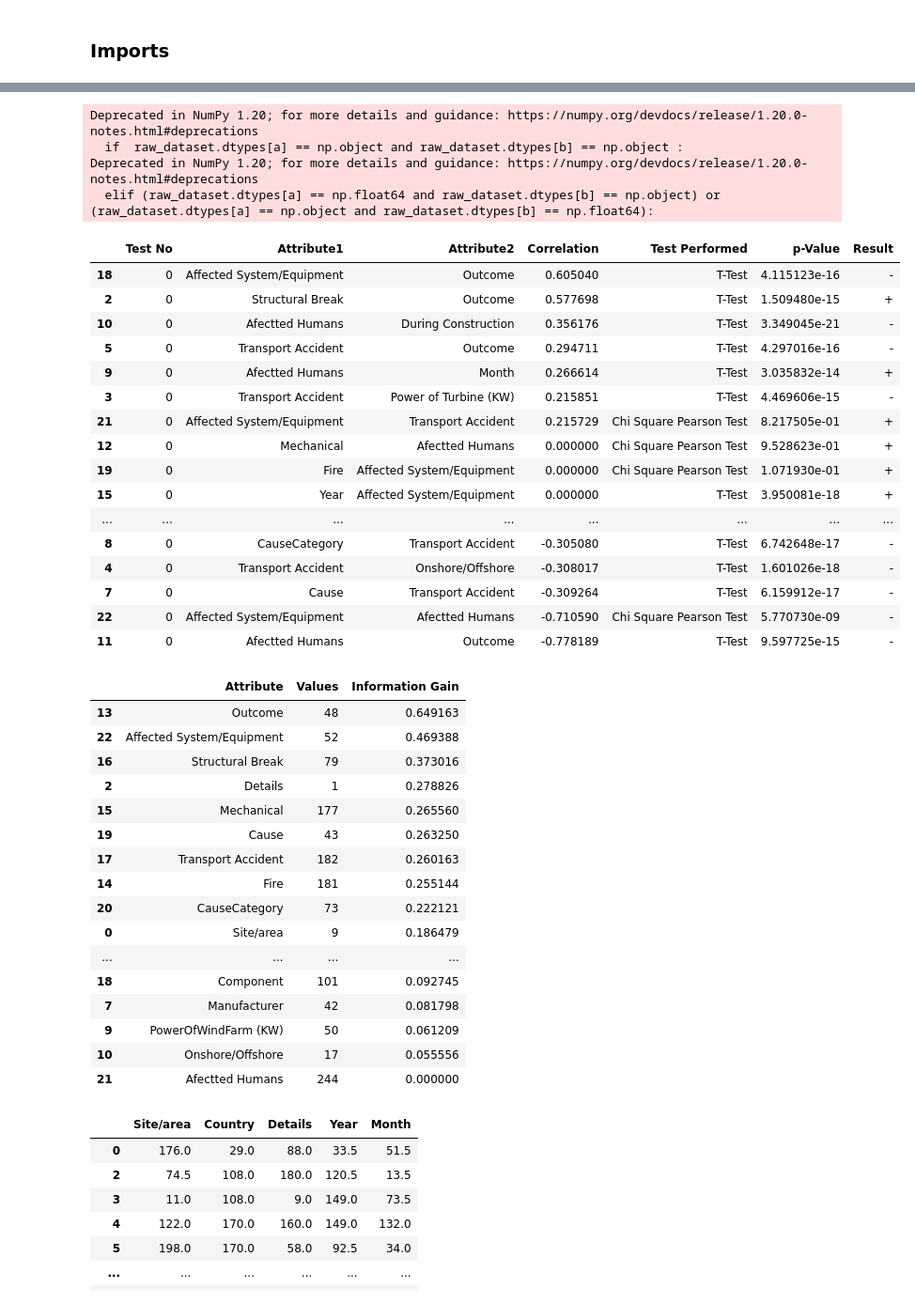
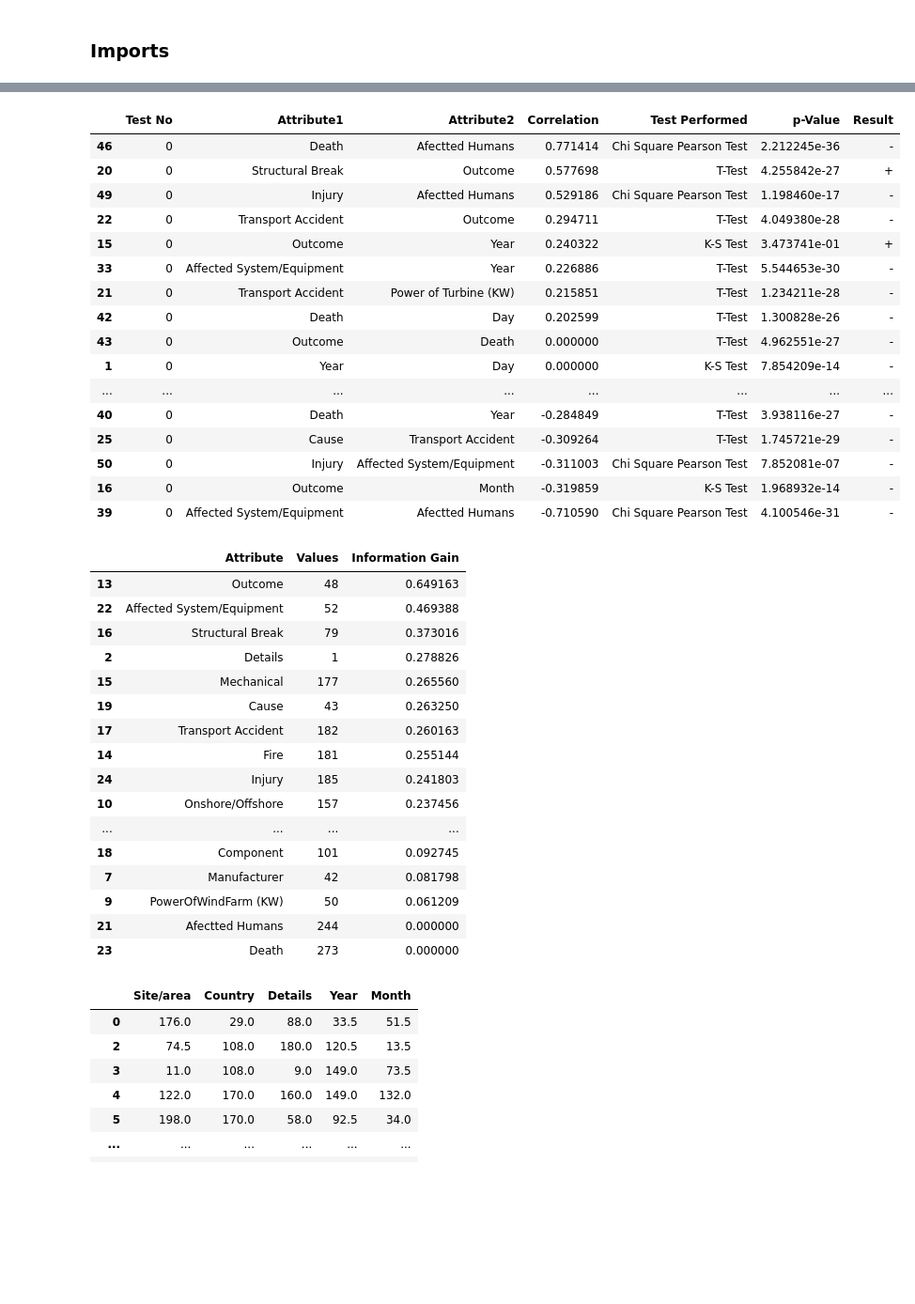
Before and after one commit to PabloJimenez98/TFG, a Jupyter notebook: Wind TurbineAccidents.ipynb, the cells around one changed output, grey strips where cells are left out. Shown at 94% size. Cells and saved outputs as stored; diff of their text form; code cells hidden in the pictures; blank space fills up the shorter version.

```diff
--- a/Wind TurbineAccidents.ipynb
+++ b/Wind TurbineAccidents.ipynb
@@ -144,6 +142,9 @@ array(['Structural break', 'Mechanical', 'Fire',
 # %%
+df_corrr = df
+df_corrr["Death"] = yDeath
+df_corrr["Injury"] = yInjury
 
-cr_mtx = df.corr()
+cr_mtx = df_corrr.corr()
 f = plt.figure(figsize=(19, 15))
 plt.matshow(cr_mtx, fignum=f.number)
 plt.xticks(range(df.select_dtypes(['number']).shape[1]), df.select_dtypes(['number']).columns, fontsize=14, rotation=45)
@@ -194,14 +192,13 @@ for x in c :
     a = x.pop()
     b =x.pop()
     if  raw_dataset.dtypes[a] == np.object and raw_dataset.dtypes[b] == np.object :
-        ok = "-"
-        #res = stats.fisher_exact(pd.crosstab(df[a], df[b], margins = False))
-        #res = stats.fisher_exact(df[[a, b]])
-        #if res[1] < 0.05 :
-        #    ok = "-"
-        #else :
-        #    ok = "+"
-        #StatisticalTest.loc[len(StatisticalTest)] = [c.index(x) , a , b , cr_mtx[a][b], "Fisher’s Test" , res[1], ok]
+        # Kolmogorov-Smirnov test
+        res = stats.ks_2samp(df[a], df[b], alternative='less')
+        if res[1] < 0.05 :
+            ok = "-"
+        else :
+            ok = "+"
+        StatisticalTest.loc[len(StatisticalTest)] = [c.index(x) , a , b , cr_mtx[a][b], "K-S Test" , res[1], ok]
 
     elif raw_dataset.dtypes[a] == np.float64 and raw_dataset.dtypes[b] == np.float64 :
 
@@ -209,53 +206,49 @@ for x in c :
 
         res = stats.chi2_contingency(pd.crosstab(dfDropNa[a], dfDropNa[b], margins = False))
         if res[1] < 0.05 :
             ok = "-"
         else :
             ok = "+"
         StatisticalTest.loc[len(StatisticalTest)] = [c.index(x) , a , b , cr_mtx[a][b], "Chi Square Pearson Test" , res[1], ok]
 
     elif (raw_dataset.dtypes[a] == np.float64 and raw_dataset.dtypes[b] == np.object) or (raw_dataset.dtypes[a] == np.object and raw_dataset.dtypes[b] == np.float64):
         dfDropNa = df.dropna()
 
         res = stats.shapiro(dfDropNa[[a, b]])
         if res[1] < 0.05 :
             res1 = stats.ttest_ind(dfDropNa[a], dfDropNa[b])
             if res1[1] < 0.05 :
                     ok = "-"
             else :
                 ok = "+"
             StatisticalTest.loc[len(StatisticalTest)] = [c.index(x) , a , b , cr_mtx[a][b], "T-Test" , res[1], ok]
         else :
             res1 = stats.kruskal(dfDropNa[a], dfDropNa[b])
             if res1[1] < 0.05 :
                     ok = "-"
             else :
                 ok = "+"
             StatisticalTest.loc[len(StatisticalTest)] = [c.index(x) , a , b , cr_mtx[a][b], "Kruskal-Wallis Test" , res[1], ok]
 
 StatisticalTest.sort_values('Correlation',ascending=[False] )
 # %% [output]
-Deprecated in NumPy 1.20; for more details and guidance: https://numpy.org/devdocs/release/1.20.0-notes.html#deprecations
-  if  raw_dataset.dtypes[a] == np.object and raw_dataset.dtypes[b] == np.object :
-Deprecated in NumPy 1.20; for more details and guidance: https://numpy.org/devdocs/release/1.20.0-notes.html#deprecations
-  elif (raw_dataset.dtypes[a] == np.float64 and raw_dataset.dtypes[b] == np.object) or (raw_dataset.dtypes[a] == np.object and raw_dataset.dtypes[b] == np.float64):
 |  | Test No | Attribute1 | Attribute2 | Correlation | Test Performed | p-Value | Result |
-| 18 | 0 | Affected System/Equipment | Outcome | 0.605040 | T-Test | 4.115123e-16 | - |
-| 2 | 0 | Structural Break | Outcome | 0.577698 | T-Test | 1.509480e-15 | + |
-| 10 | 0 | Afectted Humans | During Construction | 0.356176 | T-Test | 3.349045e-21 | - |
-| 5 | 0 | Transport Accident | Outcome | 0.294711 | T-Test | 4.297016e-16 | - |
-| 9 | 0 | Afectted Humans | Month | 0.266614 | T-Test | 3.035832e-14 | + |
-| 3 | 0 | Transport Accident | Power of Turbine (KW) | 0.215851 | T-Test | 4.469606e-15 | - |
-| 21 | 0 | Affected System/Equipment | Transport Accident | 0.215729 | Chi Square Pearson Test | 8.217505e-01 | + |
-| 12 | 0 | Mechanical | Afectted Humans | 0.000000 | Chi Square Pearson Test | 9.528623e-01 | + |
-| 19 | 0 | Fire | Affected System/Equipment | 0.000000 | Chi Square Pearson Test | 1.071930e-01 | + |
-| 15 | 0 | Year | Affected System/Equipment | 0.000000 | T-Test | 3.950081e-18 | + |
+| 46 | 0 | Death | Afectted Humans | 0.771414 | Chi Square Pearson Test | 2.212245e-36 | - |
+| 20 | 0 | Structural Break | Outcome | 0.577698 | T-Test | 4.255842e-27 | + |
+| 49 | 0 | Injury | Afectted Humans | 0.529186 | Chi Square Pearson Test | 1.198460e-17 | - |
+| 22 | 0 | Transport Accident | Outcome | 0.294711 | T-Test | 4.049380e-28 | - |
+| 15 | 0 | Outcome | Year | 0.240322 | K-S Test | 3.473741e-01 | + |
+| 33 | 0 | Affected System/Equipment | Year | 0.226886 | T-Test | 5.544653e-30 | - |
+| 21 | 0 | Transport Accident | Power of Turbine (KW) | 0.215851 | T-Test | 1.234211e-28 | - |
+| 42 | 0 | Death | Day | 0.202599 | T-Test | 1.300828e-26 | - |
+| 43 | 0 | Outcome | Death | 0.000000 | T-Test | 4.962551e-27 | - |
+| 1 | 0 | Year | Day | 0.000000 | K-S Test | 7.854209e-14 | - |
 | ... | ... | ... | ... | ... | ... | ... | ... |
-| 8 | 0 | CauseCategory | Transport Accident | -0.305080 | T-Test | 6.742648e-17 | - |
-| 4 | 0 | Transport Accident | Onshore/Offshore | -0.308017 | T-Test | 1.601026e-18 | - |
-| 7 | 0 | Cause | Transport Accident | -0.309264 | T-Test | 6.159912e-17 | - |
-| 22 | 0 | Affected System/Equipment | Afectted Humans | -0.710590 | Chi Square Pearson Test | 5.770730e-09 | - |
-| 11 | 0 | Afectted Humans | Outcome | -0.778189 | T-Test | 9.597725e-15 | - |
+| 40 | 0 | Death | Year | -0.284849 | T-Test | 3.938116e-27 | - |
+| 25 | 0 | Cause | Transport Accident | -0.309264 | T-Test | 1.745721e-29 | - |
+| 50 | 0 | Injury | Affected System/Equipment | -0.311003 | Chi Square Pearson Test | 7.852081e-07 | - |
+| 16 | 0 | Outcome | Month | -0.319859 | K-S Test | 1.968932e-14 | - |
+| 39 | 0 | Affected System/Equipment | Afectted Humans | -0.710590 | Chi Square Pearson Test | 4.100546e-31 | - |
 # %%
 RankingD = pd.DataFrame(columns=['Attribute', 'Values', 'Information Gain'])
 i = 1
@@ -280,14 +273,14 @@ RankingD.sort_values('Information Gain', ascending=[False])
 | 19 | Cause | 43 | 0.263250 |
 | 17 | Transport Accident | 182 | 0.260163 |
 | 14 | Fire | 181 | 0.255144 |
-| 20 | CauseCategory | 73 | 0.222121 |
-| 0 | Site/area | 9 | 0.186479 |
+| 24 | Injury | 185 | 0.241803 |
+| 10 | Onshore/Offshore | 157 | 0.237456 |
 | ... | ... | ... | ... |
 | 18 | Component | 101 | 0.092745 |
 | 7 | Manufacturer | 42 | 0.081798 |
 | 9 | PowerOfWindFarm (KW) | 50 | 0.061209 |
-| 10 | Onshore/Offshore | 17 | 0.055556 |
 | 21 | Afectted Humans | 244 | 0.000000 |
+| 23 | Death | 273 | 0.000000 |
 # %%
 dfD = df[yDeath == 0]
 dfD = dfD[[RankingD['Attribute'].iloc[0] , RankingD['Attribute'].iloc[1] , RankingD['Attribute'].iloc[2]
```
Also changed, not shown: parts of 21 cells of this notebook, 1 other file.
